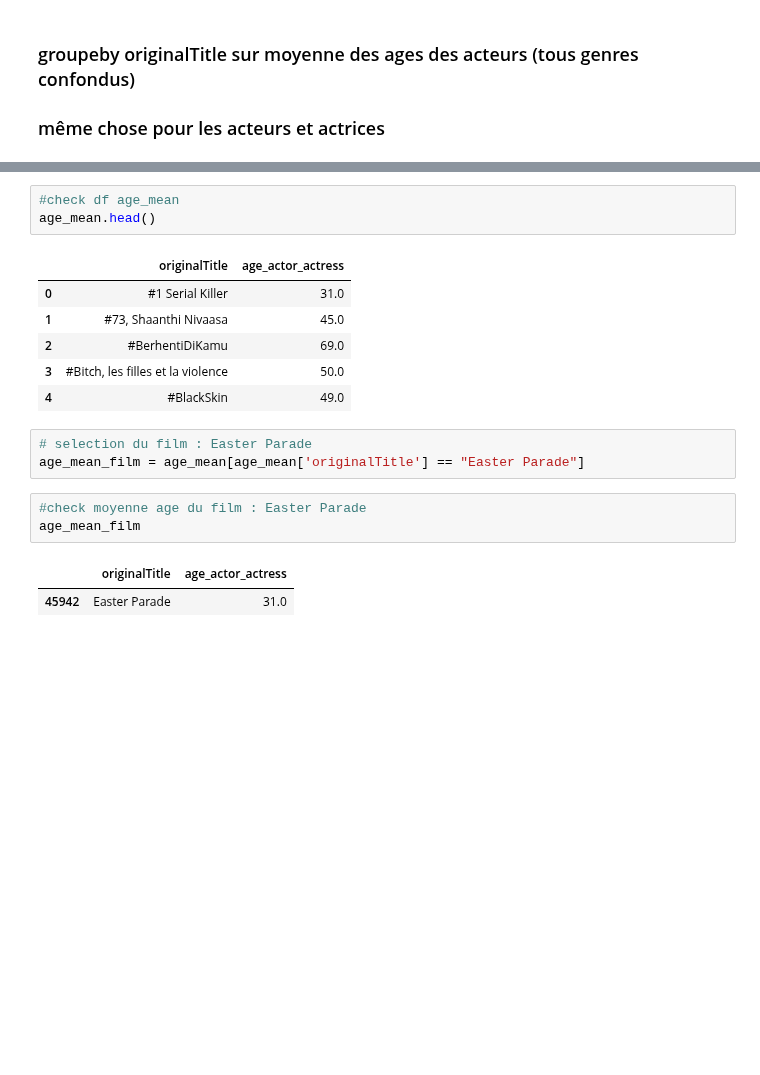
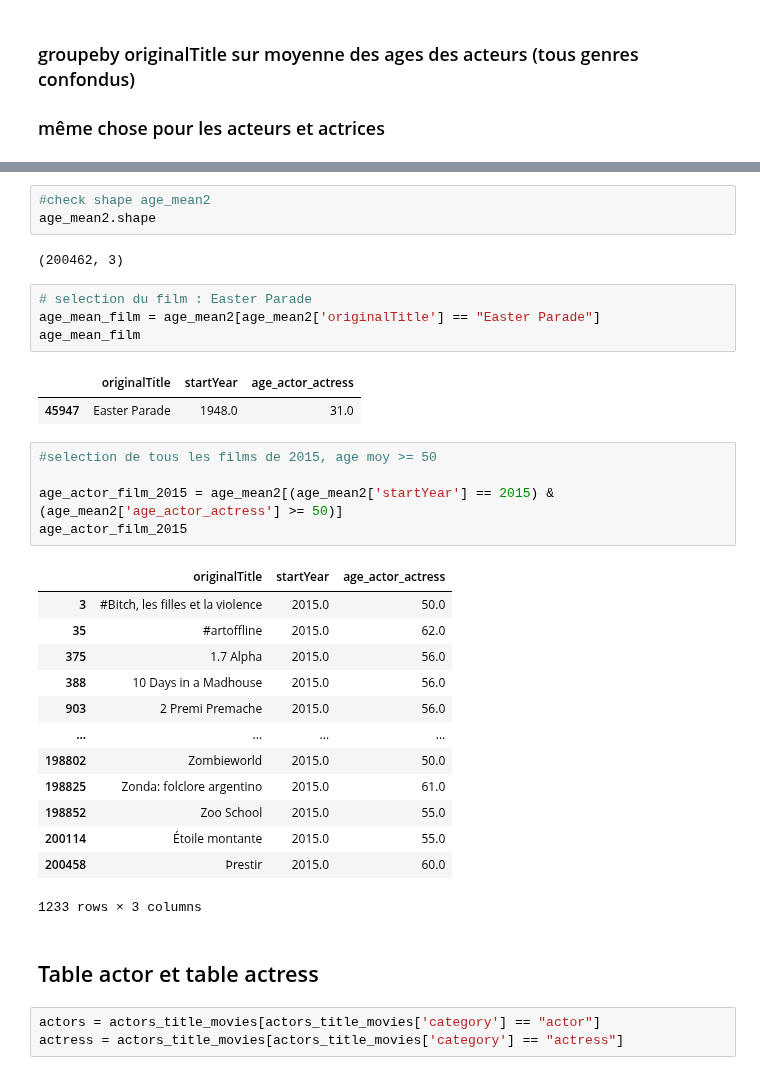
Before and after one commit to CathieLC/Wild_movie_project, a Jupyter notebook: Catherine/Catherine_mean_age_actors.ipynb, the cells around one changed output, grey strips where cells are left out. Cells and saved outputs as stored; diff of their text form; blank space fills up the shorter version.

```diff
--- a/Catherine/Catherine_mean_age_actors.ipynb
+++ b/Catherine/Catherine_mean_age_actors.ipynb
@@ -476,19 +512,36 @@ age_mean.drop(columns=['birthYear', 'startYear'], inplace=True)
-# %%
-#check df age_mean
-age_mean.head()
-# %% [output]
-|  | originalTitle | age_actor_actress |
-| 0 | #1 Serial Killer | 31.0 |
-| 1 | #73, Shaanthi Nivaasa | 45.0 |
-| 2 | #BerhentiDiKamu | 69.0 |
-| 3 | #Bitch, les filles et la violence | 50.0 |
-| 4 | #BlackSkin | 49.0 |
+# %%
+#check shape age_mean2
+age_mean2.shape
+# %% [output]
+(200462, 3)
 # %%
 # selection du film : Easter Parade
-age_mean_film = age_mean[age_mean['originalTitle'] == "Easter Parade"]
+age_mean_film = age_mean2[age_mean2['originalTitle'] == "Easter Parade"]
+age_mean_film
+# %% [output]
+|  | originalTitle | startYear | age_actor_actress |
+| 45947 | Easter Parade | 1948.0 | 31.0 |
-# %%
-#check moyenne age du film : Easter Parade
-age_mean_film
-# %% [output]
-|  | originalTitle | age_actor_actress |
-| 45942 | Easter Parade | 31.0 |
+# %%
+#selection de tous les films de 2015, age moy >= 50
+
+age_actor_film_2015 = age_mean2[(age_mean2['startYear'] == 2015) & (age_mean2['age_actor_actress'] >= 50)]
+age_actor_film_2015
+# %% [output]
+|  | originalTitle | startYear | age_actor_actress |
+| 3 | #Bitch, les filles et la violence | 2015.0 | 50.0 |
+| 35 | #artoffline | 2015.0 | 62.0 |
+| 375 | 1.7 Alpha | 2015.0 | 56.0 |
+| 388 | 10 Days in a Madhouse | 2015.0 | 56.0 |
+| 903 | 2 Premi Premache | 2015.0 | 56.0 |
+| ... | ... | ... | ... |
+| 198802 | Zombieworld | 2015.0 | 50.0 |
+| 198825 | Zonda: folclore argentino | 2015.0 | 61.0 |
+| 198852 | Zoo School | 2015.0 | 55.0 |
+| 200114 | Étoile montante | 2015.0 | 55.0 |
+| 200458 | Þrestir | 2015.0 | 60.0 |
+1233 rows × 3 columns
+# %% [markdown]
+## Table actor et table actress
+# %%
+actors = actors_title_movies[actors_title_movies['category'] == "actor"]
+actress = actors_title_movies[actors_title_movies['category'] == "actress"]
```
Also changed, not shown: parts of 32 cells of this notebook.
